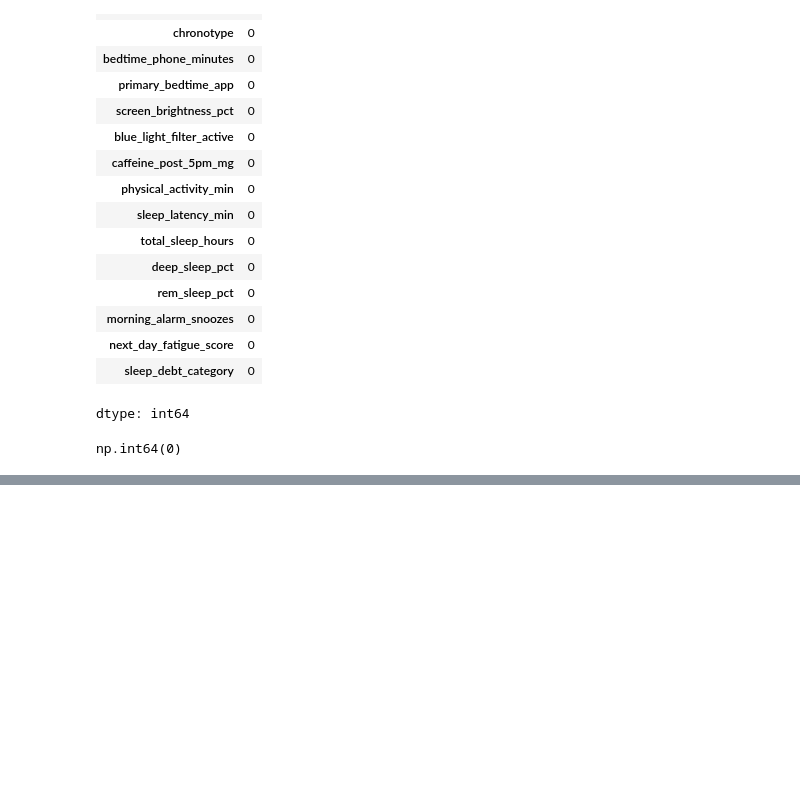
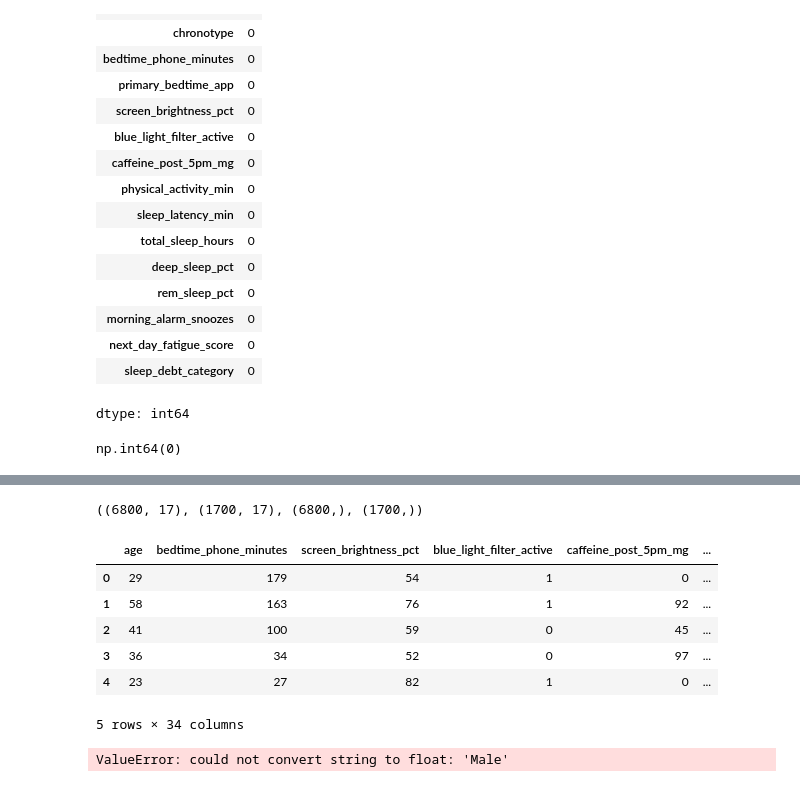
Before and after one commit to Prktriesitout/bedtime_dataset, a Jupyter notebook: bedtime.ipynb, the cells around one changed output, grey strips where cells are left out. Saved outputs shown, nothing was run; the diff lists cells and outputs as text; code cells hidden in the pictures; blank space fills up the shorter version.

```diff
--- a/bedtime.ipynb
+++ b/bedtime.ipynb
@@ -113,0 +804,4 @@ df.describe()
+# %%
+x_train.shape,x_test.shape,y_train.shape,y_test.shape
+# %% [output]
+((6800, 17), (1700, 17), (6800,), (1700,))
@@ -113,0 +816,17 @@ df.describe()
+# %%
+df.head()
+# %% [output]
+|  | age | bedtime_phone_minutes | screen_brightness_pct | blue_light_filter_active | caffeine_post_5pm_mg | ... |
+| 0 | 29 | 179 | 54 | 1 | 0 | ... |
+| 1 | 58 | 163 | 76 | 1 | 92 | ... |
+| 2 | 41 | 100 | 59 | 0 | 45 | ... |
+| 3 | 36 | 34 | 52 | 0 | 97 | ... |
+| 4 | 23 | 27 | 82 | 1 | 0 | ... |
+5 rows × 34 columns
+# %%
+from sklearn.linear_model import LogisticRegression
+
+lr = LogisticRegression()
+lr.fit(x_train, y_train)
+# %% [output]
+ValueError: could not convert string to float: 'Male'
```
Also changed, not shown: parts of 33 cells of this notebook.
